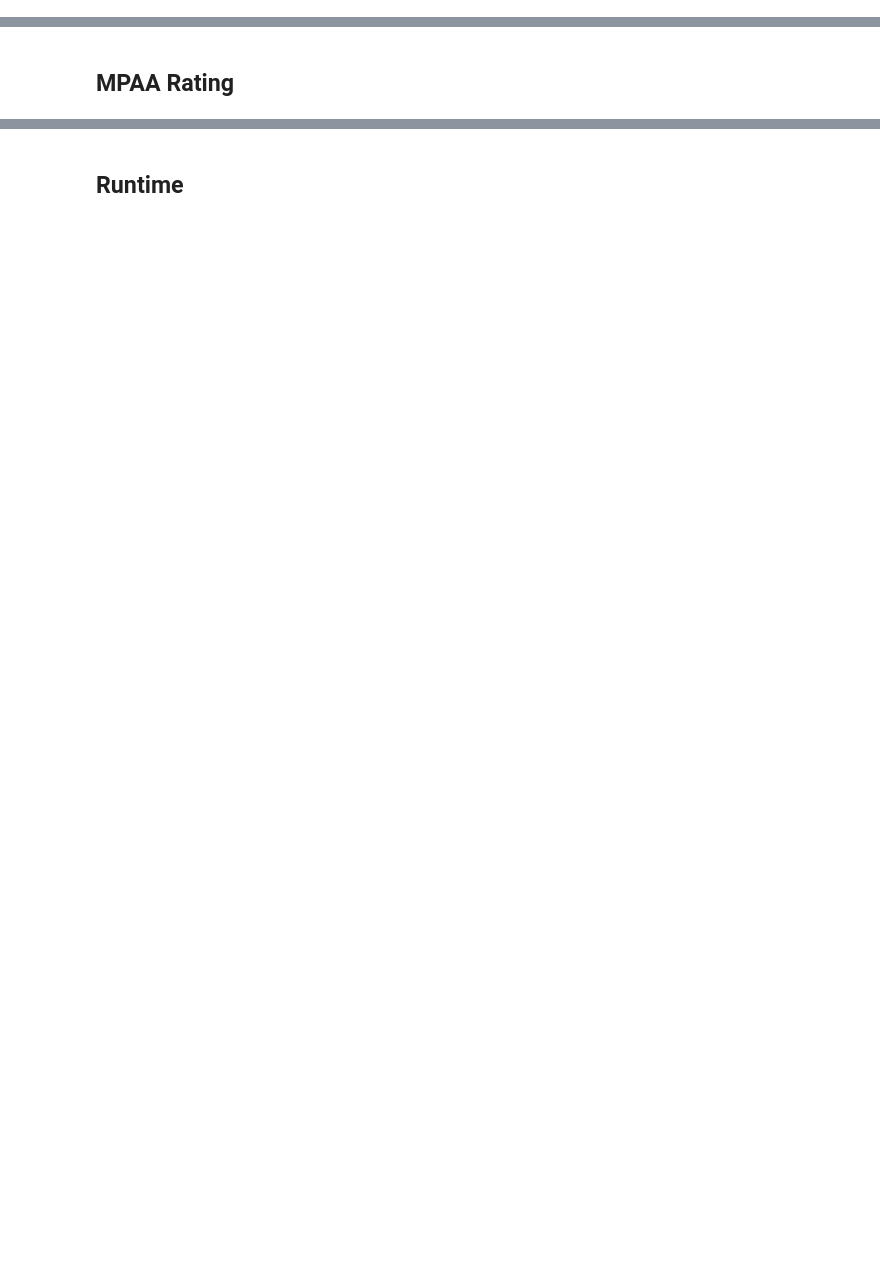
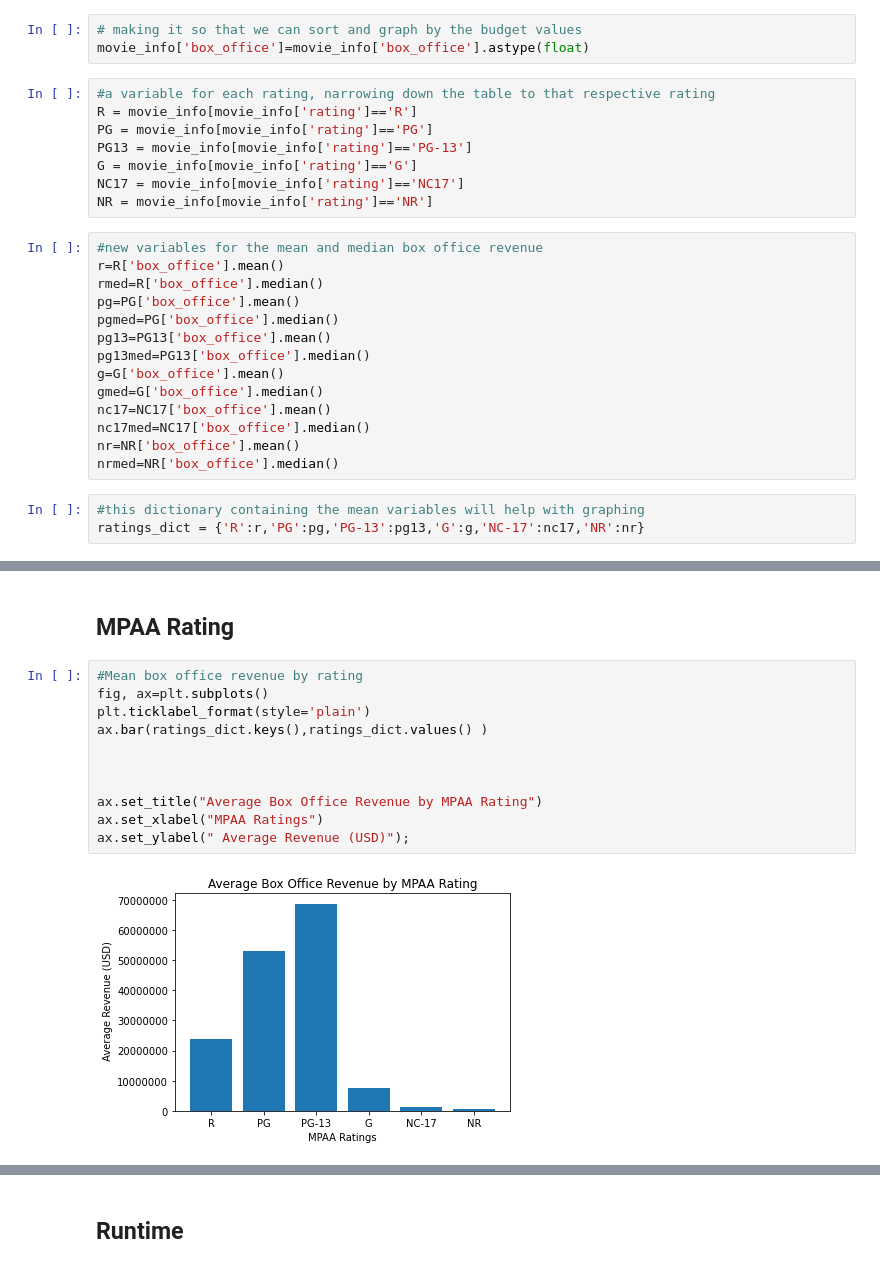
Before and after one commit to jumholtz/AIOverlordSupporters, a Jupyter notebook: student.ipynb, the cells around one changed output, grey strips where cells are left out. Saved outputs shown, nothing was run; the diff lists cells and outputs as text; blank space fills up the shorter version.

```diff
--- a/student.ipynb
+++ b/student.ipynb
@@ -103,0 +159,28 @@ classic_avg_revenue = np.mean(classic_revenue_clean)
+# %%
+# making it so that we can sort and graph by the budget values
+movie_info['box_office']=movie_info['box_office'].astype(float)
+# %%
+#a variable for each rating, narrowing down the table to that respective rating
+R = movie_info[movie_info['rating']=='R']
+PG = movie_info[movie_info['rating']=='PG']
+PG13 = movie_info[movie_info['rating']=='PG-13']
+G = movie_info[movie_info['rating']=='G']
+NC17 = movie_info[movie_info['rating']=='NC17']
+NR = movie_info[movie_info['rating']=='NR']
+# %%
+#new variables for the mean and median box office revenue
+r=R['box_office'].mean()
+rmed=R['box_office'].median()
+pg=PG['box_office'].mean()
+pgmed=PG['box_office'].median()
+pg13=PG13['box_office'].mean()
+pg13med=PG13['box_office'].median()
+g=G['box_office'].mean()
+gmed=G['box_office'].median()
+nc17=NC17['box_office'].mean()
+nc17med=NC17['box_office'].median()
+nr=NR['box_office'].mean()
+nrmed=NR['box_office'].median()
+# %%
+#this dictionary containing the mean variables will help with graphing
+ratings_dict = {'R':r,'PG':pg,'PG-13':pg13,'G':g,'NC-17':nc17,'NR':nr}
@@ -363,2 +405,15 @@ ax.set_ylabel("Revenue in Tens of Millions (USD)");
 # %% [markdown]
 ## MPAA Rating
+# %%
+#Mean box office revenue by rating
+fig, ax=plt.subplots()
+plt.ticklabel_format(style='plain')
+ax.bar(ratings_dict.keys(),ratings_dict.values() )
+
+
+
+ax.set_title("Average Box Office Revenue by MPAA Rating")
+ax.set_xlabel("MPAA Ratings")
+ax.set_ylabel(" Average Revenue (USD)");
+# %% [output]
+[figure, added]
```
Also changed, not shown: parts of 39 cells of this notebook.
